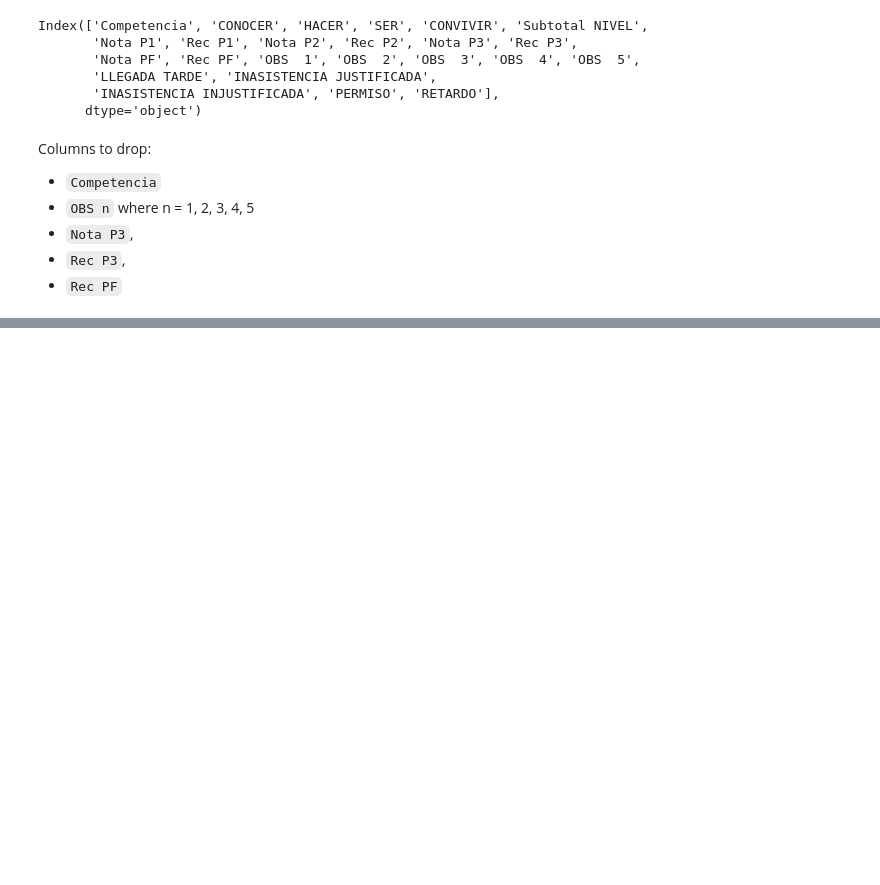
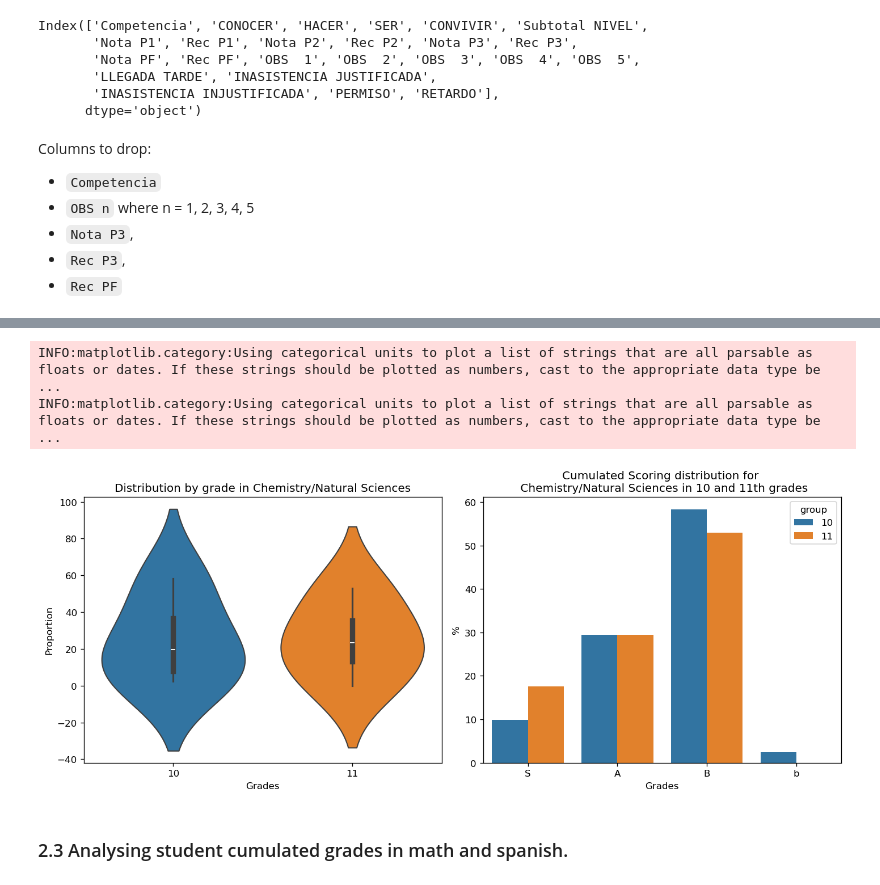
Before and after one commit to marlon-cooh/mlops, a Jupyter notebook: eda.ipynb, the cells around one changed output, grey strips where cells are left out. Saved outputs shown, nothing was run; the diff lists cells and outputs as text; code cells hidden in the pictures; blank space fills up the shorter version.

```diff
--- a/eda.ipynb
+++ b/eda.ipynb
@@ -249,0 +170,12 @@ plt.show()
+# %%
+proportion_concat = concat_analysis.copy()
+
+# Proportion for 10th levels.
+proportion_concat['10'] = proportion_concat[['nota_pf', '10_1', '10_2', '10_3', '10_4']].sum(axis=1, numeric_only=True)
+proportion_concat['10'] *= (1/proportion_concat['10'].sum()) * 100
+proportion_concat.drop(columns=['9_2','10_1', '10_2', '10_3', '10_4'], inplace=True)
+
+# Proportion for 11th levels.
+proportion_concat['11'] =proportion_concat[['nota_pf', '11_1', '11_2', '11_3']].sum(axis=1, numeric_only=True)
+proportion_concat['11'] *= (1/proportion_concat['11'].sum()) * 100
+proportion_concat.drop(columns=['11_1', '11_2', '11_3'], inplace=True)
@@ -249,0 +219,31 @@ plt.show()
+# %%
+fig, (ax1, ax2) = plt.subplots(nrows=1, ncols=2, figsize=(12, 5), dpi=120)
+sns.violinplot(
+    data=proportion_concat,
+    ax=ax1
+    # order=order
+)
+sns.barplot(
+    data=proportion_concat.melt(id_vars='nota_pf', var_name='group'),
+    x='nota_pf',
+    y='value',
+    hue='group',
+    ax=ax2,
+)
+
+ax1.set_title('Distribution by grade in Chemistry/Natural Sciences')
+ax1.set_xlabel('Grades')
+ax1.set_ylabel('Proportion')
+
+ax2.set_title('Cumulated Scoring distribution for \n Chemistry/Natural Sciences in 10 and 11th grades')
+ax2.set_xlabel('Grades')
+ax2.set_ylabel('%')
+
+plt.tight_layout()
+plt.show()
+# %% [output]
+INFO:matplotlib.category:Using categorical units to plot a list of strings that are all parsable as floats or dates. If these strings should be plotted as numbers, cast to the appropriate data type be ...
+INFO:matplotlib.category:Using categorical units to plot a list of strings that are all parsable as floats or dates. If these strings should be plotted as numbers, cast to the appropriate data type be ...
+[figure, added]
+# %% [markdown]
+### 2.3 Analysing student cumulated grades in math and spanish.
```
Also changed, not shown: parts of 26 cells of this notebook, 1 other file.
